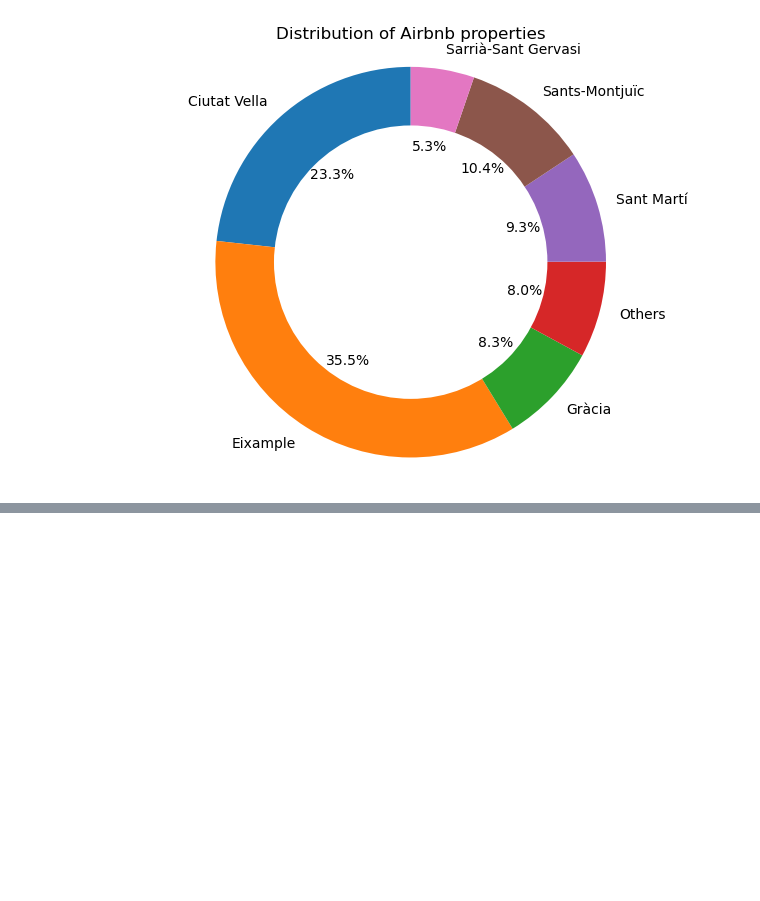
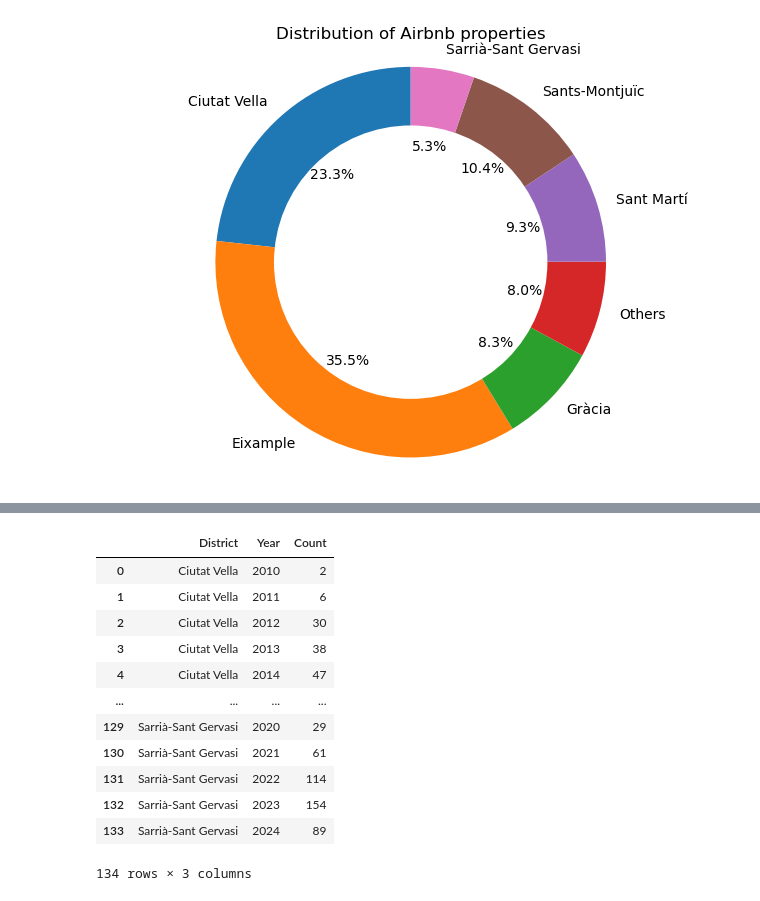
Before and after one commit to DanielColombaro/Smart-Cities, a Jupyter notebook: Barcelona_STR_analysis.ipynb, the cells around one changed output, grey strips where cells are left out. Saved outputs shown, nothing was run; the diff lists cells and outputs as text; code cells hidden in the pictures; blank space fills up the shorter version.

```diff
--- a/Barcelona_STR_analysis.ipynb
+++ b/Barcelona_STR_analysis.ipynb
@@ -676,0 +693,6 @@ plt.show()
+# %%
+listings = pd.read_csv(f"insideairbnb/listings.csv/listings.csv")
+listings = listings[listings['first_review'].notna()]
+listings['first_review'] = pd.to_datetime(listings['first_review'])
+listings['first_review'] = listings['first_review'].apply(lambda x: int(x.year))
+listings['first_review']
@@ -676,0 +712,18 @@ plt.show()
+# %%
+listings_per_district = listings.groupby(['neighbourhood_group_cleansed', 'first_review']).size().reset_index()
+listings_per_district.columns=['District', 'Year', 'Count']
+listings_per_district
+# %% [output]
+|  | District | Year | Count |
+| 0 | Ciutat Vella | 2010 | 2 |
+| 1 | Ciutat Vella | 2011 | 6 |
+| 2 | Ciutat Vella | 2012 | 30 |
+| 3 | Ciutat Vella | 2013 | 38 |
+| 4 | Ciutat Vella | 2014 | 47 |
+| ... | ... | ... | ... |
+| 129 | Sarrià-Sant Gervasi | 2020 | 29 |
+| 130 | Sarrià-Sant Gervasi | 2021 | 61 |
+| 131 | Sarrià-Sant Gervasi | 2022 | 114 |
+| 132 | Sarrià-Sant Gervasi | 2023 | 154 |
+| 133 | Sarrià-Sant Gervasi | 2024 | 89 |
+134 rows × 3 columns
```
Also changed, not shown: parts of 19 cells of this notebook.
